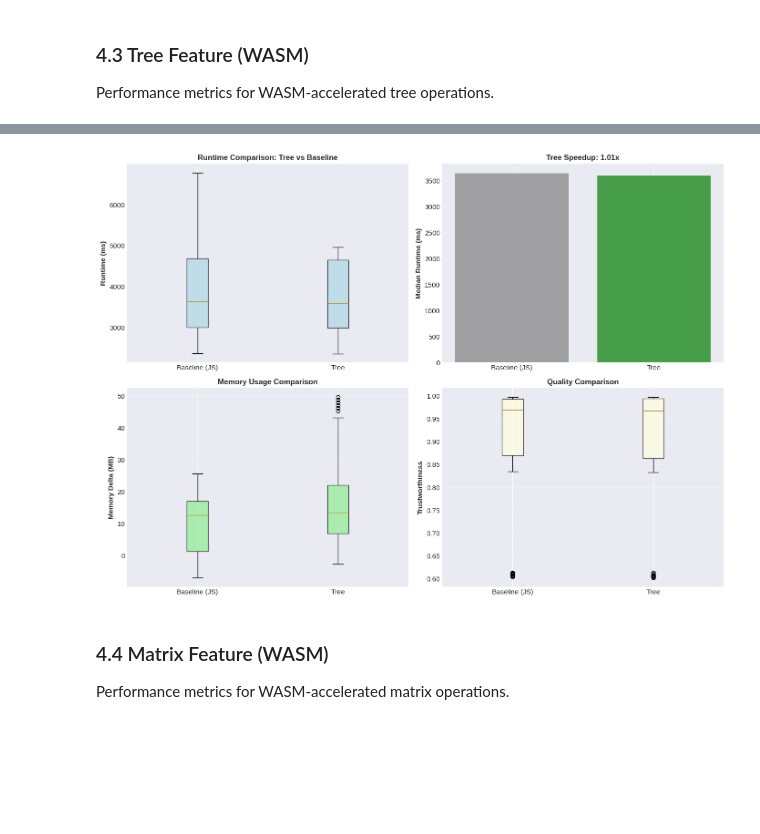
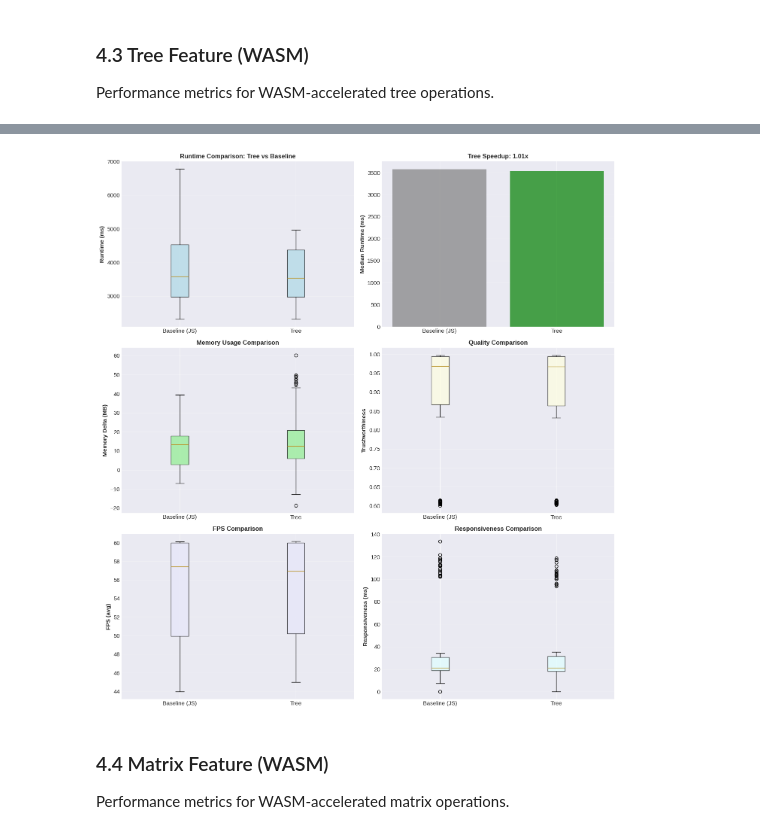
Before and after one commit to elarsaks/umap-bench, a Jupyter notebook: bench/analysis/analysis.ipynb, the cells around one changed output, grey strips where cells are left out. Drawn from its saved outputs; the diff is of its cells as text; code cells hidden in the pictures; blank space fills up the shorter version.

```diff
--- a/bench/analysis/analysis.ipynb
+++ b/bench/analysis/analysis.ipynb
@@ -458,7 +470,7 @@ Dataset names: 3D Dense Clusters (1K points), Iris Dataset (150 points, 4D), MNI
 # %%
 # Visualizations for Distance Feature
 if len(dist_df) > 0:
-    fig, axes = plt.subplots(2, 2, figsize=(14, 10))
+    fig, axes = plt.subplots(3, 2, figsize=(14, 15))
 
     # Runtime comparison
     comparison_data = pd.DataFrame({
@@ -505,6 +517,24 @@ if len(dist_df) > 0:
     axes[1, 1].set_title('Quality Comparison', fontsize=12, fontweight='bold')
     axes[1, 1].grid(axis='y', alpha=0.3)
 
+    # FPS comparison
+    axes[2, 0].boxplot([baseline_df['fps_avg'], dist_df['fps_avg']],
+                       labels=['Baseline (JS)', 'Distance'],
+                       patch_artist=True,
+                       boxprops=dict(facecolor='lavender', alpha=0.7))
+    axes[2, 0].set_ylabel('FPS (avg)', fontsize=11, fontweight='bold')
+    axes[2, 0].set_title('FPS Comparison', fontsize=12, fontweight='bold')
+    axes[2, 0].grid(axis='y', alpha=0.3)
+
+    # Responsiveness comparison
+    axes[2, 1].boxplot([baseline_df['responsiveness_ms'], dist_df['responsiveness_ms']],
+                       labels=['Baseline (JS)', 'Distance'],
+                       patch_artist=True,
+                       boxprops=dict(facecolor='lightcyan', alpha=0.7))
+    axes[2, 1].set_ylabel('Responsiveness (ms)', fontsize=11, fontweight='bold')
+    axes[2, 1].set_title('Responsiveness Comparison', fontsize=12, fontweight='bold')
+    axes[2, 1].grid(axis='y', alpha=0.3)
+
     plt.tight_layout()
     plt.savefig('../outputs/figures/distance_comparison.png', bbox_inches='tight')
     plt.show()
@@ -630,7 +660,7 @@ Dataset names: 3D Dense Clusters (1K points), Iris Dataset (150 points, 4D), MNI
 # %%
 # Visualizations for Tree Feature
 if len(tree_df) > 0:
-    fig, axes = plt.subplots(2, 2, figsize=(14, 10))
+    fig, axes = plt.subplots(3, 2, figsize=(14, 15))
 
     # Runtime comparison
     axes[0, 0].boxplot([baseline_df['runtime_ms'], tree_df['runtime_ms']],
@@ -652,34 +682,52 @@ if len(tree_df) > 0:
                       color=['gray', 'green' if speedup > 1 else 'red'],
                       alpha=0.7)
         axes[0, 1].set_ylabel('Median Runtime (ms)', fontsize=11, fontweight='bold')
         axes[0, 1].set_title(f'Tree Speedup: {speedup:.2f}x', fontsize=12, fontweight='bold')
         axes[0, 1].grid(axis='y', alpha=0.3)
 
     # Memory comparison
     axes[1, 0].boxplot([baseline_df['memory_delta_mb'], tree_df['memory_delta_mb']],
                        labels=['Baseline (JS)', 'Tree'],
                        patch_artist=True,
                        boxprops=dict(facecolor='lightgreen', alpha=0.7))
     axes[1, 0].set_ylabel('Memory Delta (MB)', fontsize=11, fontweight='bold')
     axes[1, 0].set_title('Memory Usage Comparison', fontsize=12, fontweight='bold')
     axes[1, 0].grid(axis='y', alpha=0.3)
 
     # Quality comparison
     axes[1, 1].boxplot([baseline_df['trustworthiness'], tree_df['trustworthiness']],
                        labels=['Baseline (JS)', 'Tree'],
                        patch_artist=True,
                        boxprops=dict(facecolor='lightyellow', alpha=0.7))
     axes[1, 1].set_ylabel('Trustworthiness', fontsize=11, fontweight='bold')
     axes[1, 1].set_title('Quality Comparison', fontsize=12, fontweight='bold')
     axes[1, 1].grid(axis='y', alpha=0.3)
 
+    # FPS comparison
+    axes[2, 0].boxplot([baseline_df['fps_avg'], tree_df['fps_avg']],
+                       labels=['Baseline (JS)', 'Tree'],
+                       patch_artist=True,
+                       boxprops=dict(facecolor='lavender', alpha=0.7))
+    axes[2, 0].set_ylabel('FPS (avg)', fontsize=11, fontweight='bold')
+    axes[2, 0].set_title('FPS Comparison', fontsize=12, fontweight='bold')
+    axes[2, 0].grid(axis='y', alpha=0.3)
+
+    # Responsiveness comparison
+    axes[2, 1].boxplot([baseline_df['responsiveness_ms'], tree_df['responsiveness_ms']],
+                       labels=['Baseline (JS)', 'Tree'],
+                       patch_artist=True,
+                       boxprops=dict(facecolor='lightcyan', alpha=0.7))
+    axes[2, 1].set_ylabel('Responsiveness (ms)', fontsize=11, fontweight='bold')
+    axes[2, 1].set_title('Responsiveness Comparison', fontsize=12, fontweight='bold')
+    axes[2, 1].grid(axis='y', alpha=0.3)
+
     plt.tight_layout()
     plt.savefig('../outputs/figures/tree_comparison.png', bbox_inches='tight')
     plt.show()
 else:
     print("No visualizations available (insufficient data)")
 # %% [output]
-[figure, old version]
+[figure, new version]
 # %% [markdown]
 ### 4.4 Matrix Feature (WASM)
 
```
Also changed, not shown: parts of 41 cells of this notebook, 1 other file.
